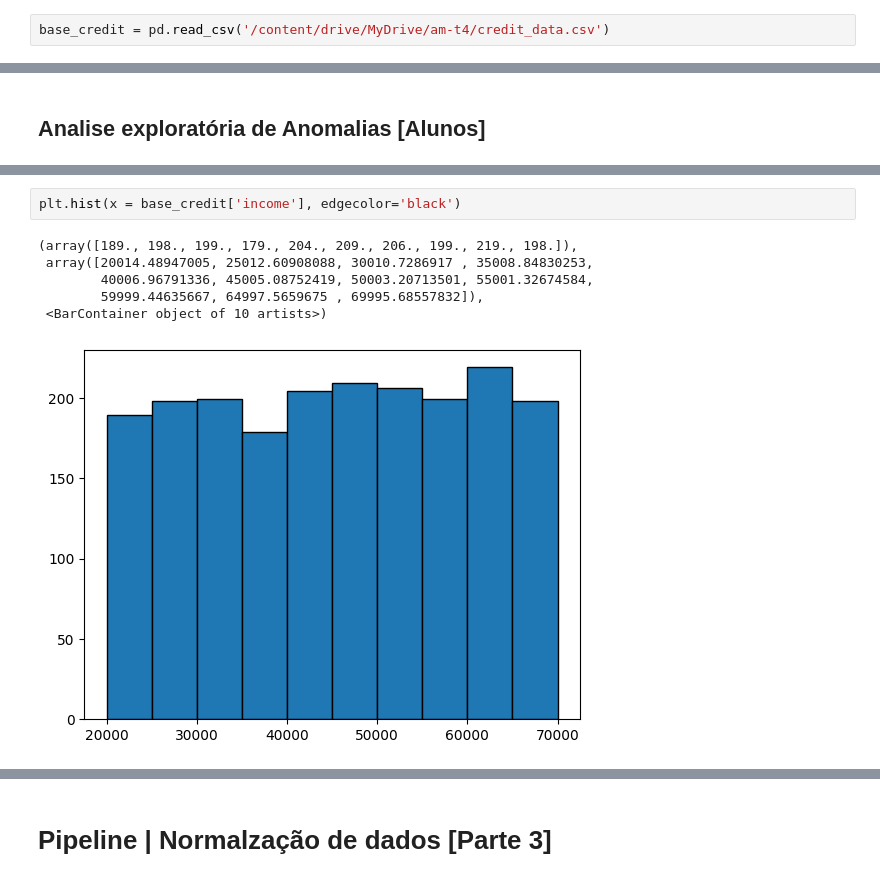
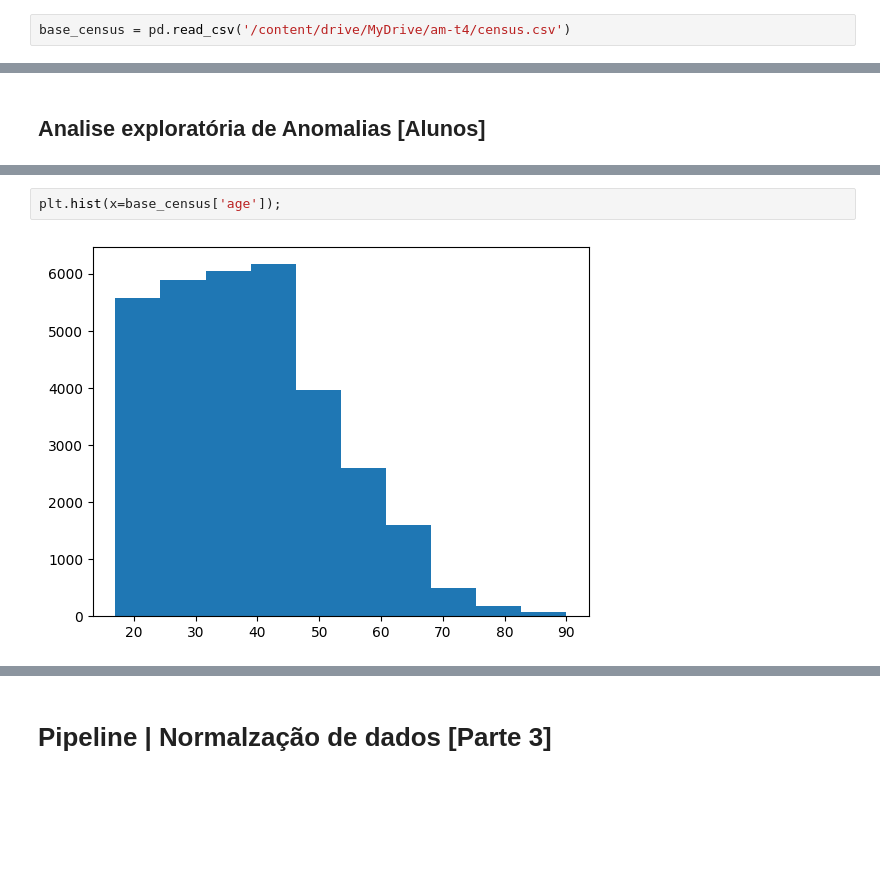
Before and after one commit to PedroHS05/am-t4-s1a2026, a Jupyter notebook: census0416_amt4.ipynb, the cells around one changed output, grey strips where cells are left out. Saved outputs shown, nothing was run; the diff lists cells and outputs as text; blank space fills up the shorter version.

```diff
--- a/census0416_amt4.ipynb
+++ b/census0416_amt4.ipynb
@@ -25,2 +25,2 @@ import plotly.express as px
 # %%
-base_credit = pd.read_csv('/content/drive/MyDrive/am-t4/credit_data.csv')
+base_census = pd.read_csv('/content/drive/MyDrive/am-t4/census.csv')
@@ -110,9 +87,4 @@ sns.countplot(x = base_credit["default"],hue=base_credit["default"], palette=["s
 # %%
-plt.hist(x = base_credit['income'], edgecolor='black')
+plt.hist(x=base_census['age']);
 # %% [output]
-(array([189., 198., 199., 179., 204., 209., 206., 199., 219., 198.]),
- array([20014.48947005, 25012.60908088, 30010.7286917 , 35008.84830253,
-        40006.96791336, 45005.08752419, 50003.20713501, 55001.32674584,
-        59999.44635667, 64997.5659675 , 69995.68557832]),
- <BarContainer object of 10 artists>)
-[figure, old version]
+[figure, new version]
```
Also changed, not shown: parts of 25 cells of this notebook.
